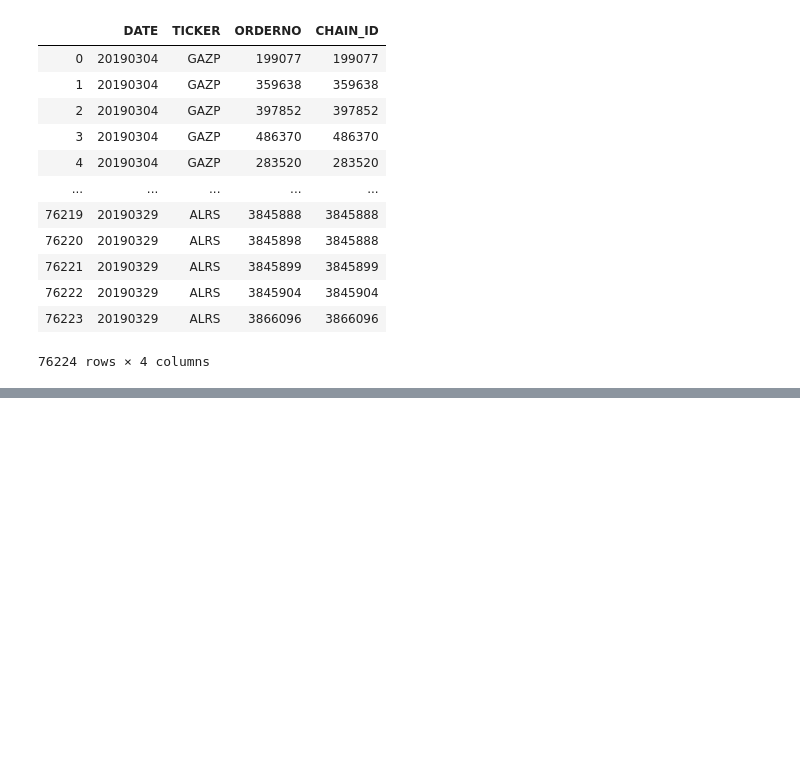
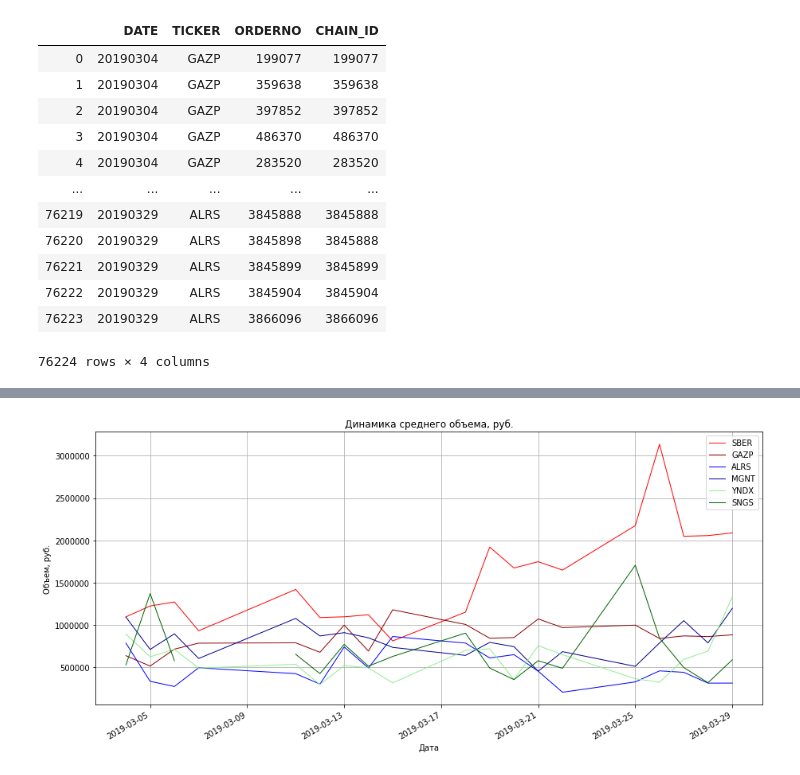
Before and after one commit to katya-luzina/master_thesis, a Jupyter notebook: 4. Расчет цепочек.ipynb, the cells around one changed output, grey strips where cells are left out. Drawn from its saved outputs; the diff is of its cells as text; code cells hidden in the pictures; blank space fills up the shorter version.

```diff
--- a/4. Расчет цепочек.ipynb
+++ b/4. Расчет цепочек.ipynb
@@ -808,0 +730,15 @@ KeyboardInterrupt:
+# %%
+%%time
+# добавляем в цепочку данные по объему видимой части
+for a in range(len(all_day_chain)):
+
+    chain_id = all_day_chain.loc[a,'CHAIN_ID']
+    date = all_day_chain.loc[a,'DATE']
+    ice_order = chain_results[(chain_results.CHAIN_ID == chain_id) & (chain_results.DATE == date)]['ORDERNO'].to_list()
+    ice_index = iceberg_all.index[(iceberg_all['ORDERNO'].isin(ice_order)) & (iceberg_all['DATE'] == date)].max()
+    volume_ini = iceberg_all.loc[ice_index,'VOLUME_INI']
+
+    all_day_chain.loc[a, 'VOLUME_INI'] = volume_ini
+
+all_day_chain['VALUE_INI'] = all_day_chain['VALUE_INI'] = all_day_chain['VOLUME_INI']*all_day_chain['PRICE']
+all_day_chain['HID/ALL'] = all_day_chain['VOLUME_INI']/all_day_chain['VOLUME']
@@ -808,0 +808,51 @@ KeyboardInterrupt:
+# %%
+# график динамики среднего оборота по инструменту
+dates = []
+mean_sber = []
+mean_gazp = []
+mean_alrs = []
+mean_mgnt = []
+mean_yndx = []
+mean_sngs = []
+
+for a in range(len(orderlogs)):
+
+    date = int(orderlogs[a][8:16])
+    mean_sber.append(all_day_chain[(all_day_chain.TICKER == 'SBER') & (all_day_chain.DATE == date)]['VALUE'].mean())
+    mean_gazp.append(all_day_chain[(all_day_chain.TICKER == 'GAZP') & (all_day_chain.DATE == date)]['VALUE'].mean())
+    mean_alrs.append(all_day_chain[(all_day_chain.TICKER == 'ALRS') & (all_day_chain.DATE == date)]['VALUE'].mean())
+    mean_mgnt.append(all_day_chain[(all_day_chain.TICKER == 'MGNT') & (all_day_chain.DATE == date)]['VALUE'].mean())
+    mean_yndx.append(all_day_chain[(all_day_chain.TICKER == 'YNDX') & (all_day_chain.DATE == date)]['VALUE'].mean())
+    mean_sngs.append(all_day_chain[(all_day_chain.TICKER == 'SNGS') & (all_day_chain.DATE == date)]['VALUE'].mean())
+    dates.append(dt.datetime.strptime(str(date),'%Y%m%d'))
+
+mean_by_instr = pd.DataFrame({'DATE':pd.Series(dates),
+                              'SBER':pd.Series(mean_sber),
+                              'GAZP':pd.Series(mean_gazp),
+                              'ALRS':pd.Series(mean_alrs),
+                              'MGNT':pd.Series(mean_mgnt),
+                              'YNDX':pd.Series(mean_yndx),
+                              'SNGS':pd.Series(mean_sngs)
+                 })
+
+# c - цвет точки
+# s - размер точки
+fig, ax = plt.subplots()
+plt.grid()
+plt.title('Динамика среднего объема, руб.')
+plt.xlabel('Дата')
+plt.ylabel('Объем, руб.')
+ax.plot(mean_by_instr.DATE, mean_by_instr.SBER, linestyle = '-', linewidth = 1, color = 'red', label = 'SBER')
+ax.plot(mean_by_instr.DATE, mean_by_instr.GAZP, linestyle = '-', linewidth = 1, color = 'darkred', label = 'GAZP')
+ax.plot(mean_by_instr.DATE, mean_by_instr.ALRS, linestyle = '-', linewidth = 1, color = 'blue', label = 'ALRS')
+ax.plot(mean_by_instr.DATE, mean_by_instr.MGNT, linestyle = '-', linewidth = 1, color = 'darkblue', label = 'MGNT')
+ax.plot(mean_by_instr.DATE, mean_by_instr.YNDX, linestyle = '-', linewidth = 1, color = 'lightgreen', label = 'YNDX')
+ax.plot(mean_by_instr.DATE, mean_by_instr.SNGS, linestyle = '-', linewidth = 1, color = 'darkgreen', label = 'SNGS')
+ax.legend()
+plt.gcf().autofmt_xdate()
+fig.set_figwidth(15)
+fig.set_figheight(7)
+plt.show()
+#fig.savefig('10 График среднего количества айсбергов внутри дня.png')
+# %% [output]
+[figure, added]
```
Also changed, not shown: parts of 17 cells of this notebook.
